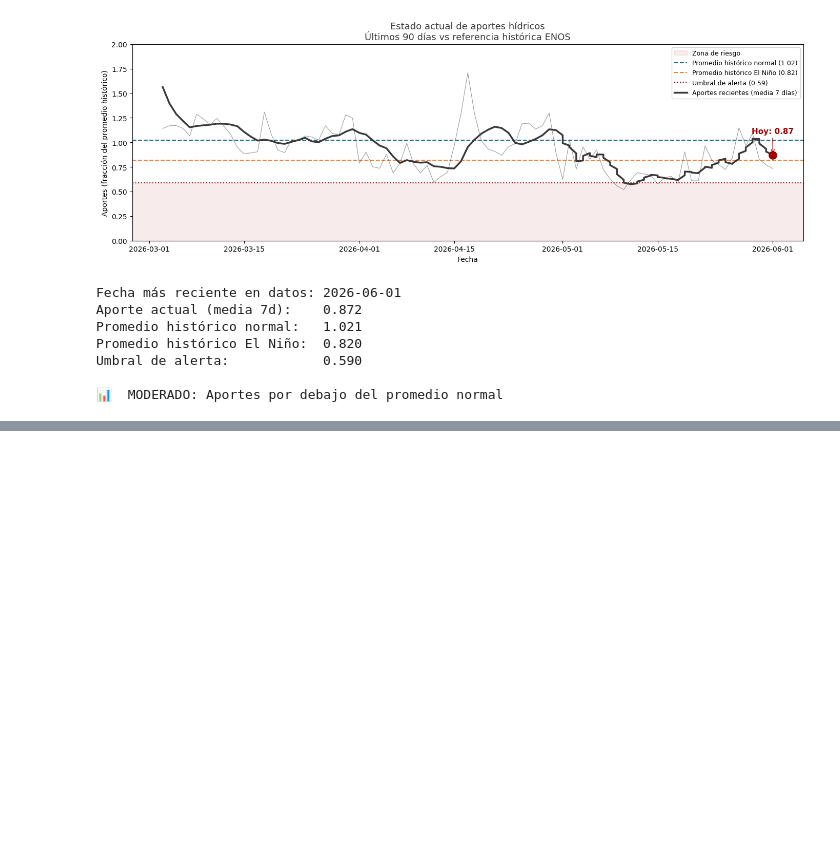
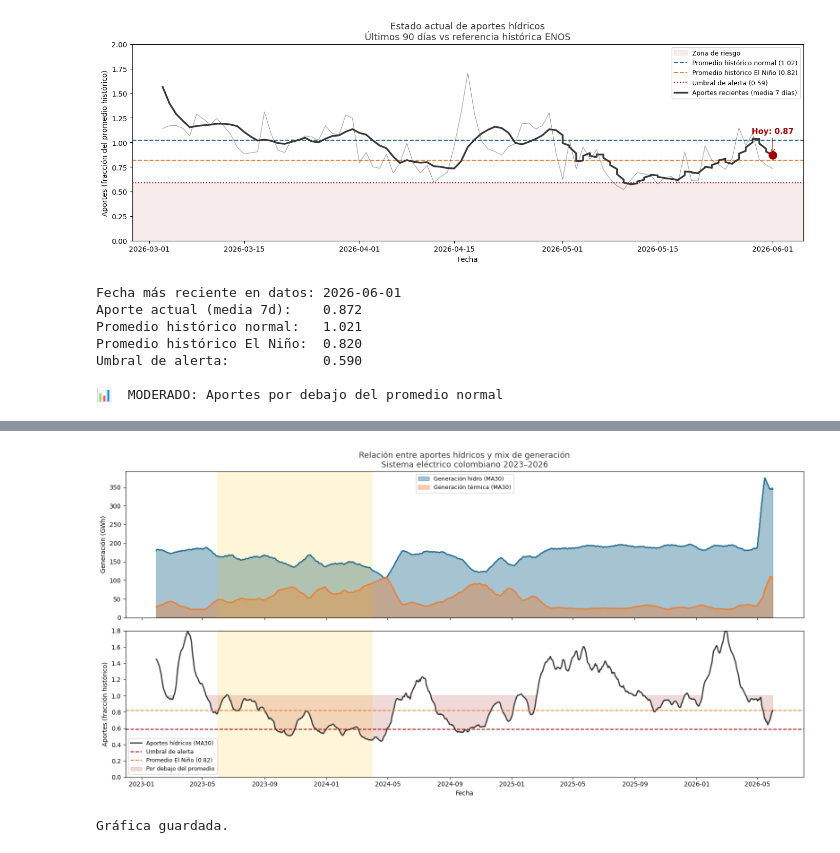
Before and after one commit to fredypaeze/modelo-enos-minenergia, a Jupyter notebook: notebooks/01_exploracion_datos.ipynb, the cells around one changed output, grey strips where cells are left out. Cells and saved outputs as stored; diff of their text form; code cells hidden in the pictures; blank space fills up the shorter version.

Commit message:
feat: analisis generacion hidro vs termica 2023-2026

```diff
--- a/notebooks/01_exploracion_datos.ipynb
+++ b/notebooks/01_exploracion_datos.ipynb
@@ -414,0 +587,19 @@ Umbral de alerta:            0.590
+# %%
+# Unir todo en un solo dataframe
+df_apor_2023 = df_apor[df_apor['Date'] >= '2023-01-01'].copy()
+df_apor_2023['Date'] = pd.to_datetime(df_apor_2023['Date'])
+
+df_master = df_apor_2023.merge(hidro_sum, on='Date', how='inner')
+df_master = df_master.merge(termo_sum, on='Date', how='inner')
+
+# Convertir a GWh para que sea legible
+df_master['hidro_gwh'] = df_master['hidro_kwh'] / 1e6
+df_master['termo_gwh'] = df_master['termo_kwh'] / 1e6
+
+# Media móvil 30 días para suavizar
+df_master['hidro_ma30'] = df_master['hidro_gwh'].rolling(30).mean()
+df_master['termo_ma30'] = df_master['termo_gwh'].rolling(30).mean()
+df_master['apor_ma30']  = df_master['Value'].rolling(30).mean()
+
+print("Shape final:", df_master.shape)
+print(df_master.head())
@@ -414,0 +621,56 @@ Umbral de alerta:            0.590
+# %%
+fig, (ax1, ax2) = plt.subplots(2, 1, figsize=(16, 8), sharex=True)
+
+# ── Panel superior: Hidro vs Térmica ──
+ax1.fill_between(df_master['Date'], df_master['hidro_ma30'],
+                 alpha=0.4, color='#1F6B8E', label='Generación hidro (MA30)')
+ax1.fill_between(df_master['Date'], df_master['termo_ma30'],
+                 alpha=0.4, color='#ED7D31', label='Generación térmica (MA30)')
+ax1.plot(df_master['Date'], df_master['hidro_ma30'],
+         color='#1F6B8E', linewidth=2)
+ax1.plot(df_master['Date'], df_master['termo_ma30'],
+         color='#ED7D31', linewidth=2)
+
+# Sombrear ENOS
+for inicio, fin in nino:
+    if pd.Timestamp(fin) >= pd.Timestamp('2023-01-01'):
+        ax1.axvspan(pd.Timestamp(inicio), pd.Timestamp(fin),
+                    alpha=0.15, color='#FFC000')
+
+ax1.set_ylabel('Generación (GWh)')
+ax1.set_title('Relación entre aportes hídricos y mix de generación\n'
+              'Sistema eléctrico colombiano 2023–2026',
+              fontsize=13, color='#3A3838')
+ax1.legend(fontsize=9)
+ax1.set_ylim(0, None)
+
+# ── Panel inferior: Aportes ──
+ax2.plot(df_master['Date'], df_master['apor_ma30'],
+         color='#3A3838', linewidth=2, label='Aportes hídricos (MA30)')
+ax2.axhline(0.59, color='#A00000', linewidth=1.5,
+            linestyle='--', label='Umbral de alerta')
+ax2.axhline(media_nino, color='#ED7D31', linewidth=1.5,
+            linestyle='--', label=f'Promedio El Niño ({media_nino:.2f})')
+ax2.fill_between(df_master['Date'], df_master['apor_ma30'], 1.0,
+                 where=(df_master['apor_ma30'] < 1.0),
+                 alpha=0.15, color='#A00000', label='Por debajo del promedio')
+
+# Sombrear ENOS
+for inicio, fin in nino:
+    if pd.Timestamp(fin) >= pd.Timestamp('2023-01-01'):
+        ax2.axvspan(pd.Timestamp(inicio), pd.Timestamp(fin),
+                    alpha=0.15, color='#FFC000')
+
+ax2.set_ylabel('Aportes (fracción histórico)')
+ax2.set_xlabel('Fecha')
+ax2.legend(fontsize=9)
+ax2.set_ylim(0, 1.8)
+
+plt.tight_layout()
+plt.savefig('../outputs/hidro_vs_termo_enos.png',
+            dpi=150, bbox_inches='tight')
+plt.show()
+print("Gráfica guardada.")
+# %% [output]
+[figure, added]
+Gráfica guardada.
```
Also changed, not shown: parts of 7 cells of this notebook, 1 other file.
